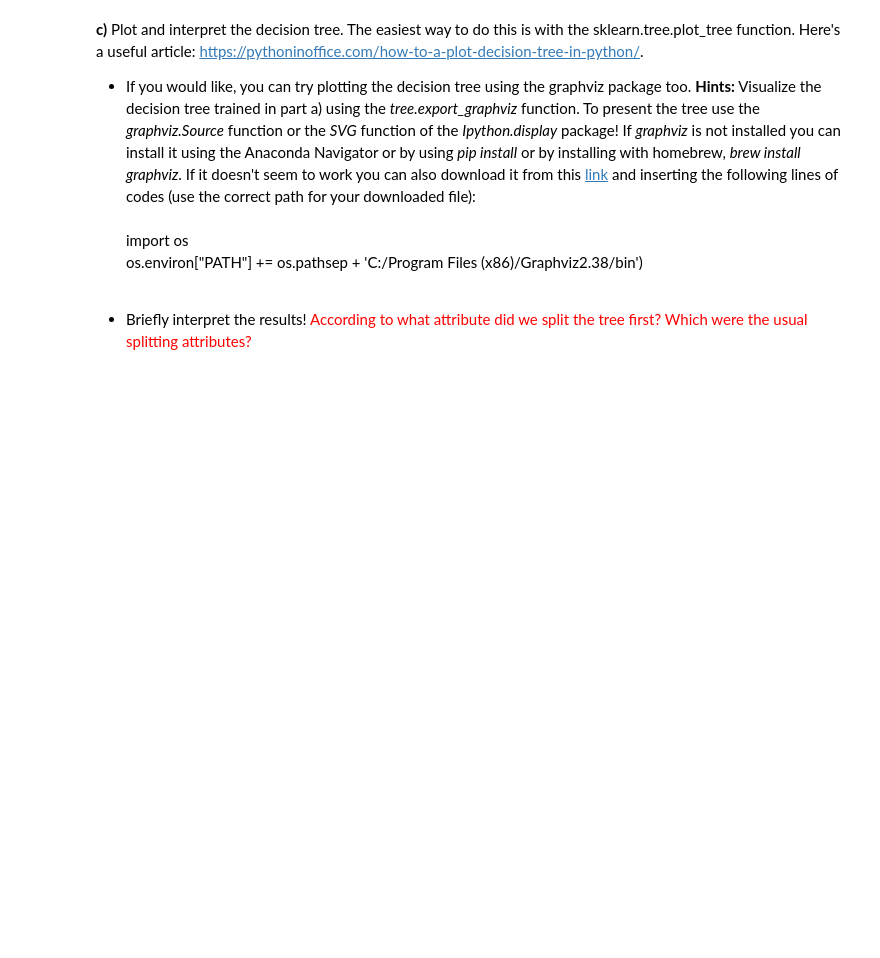
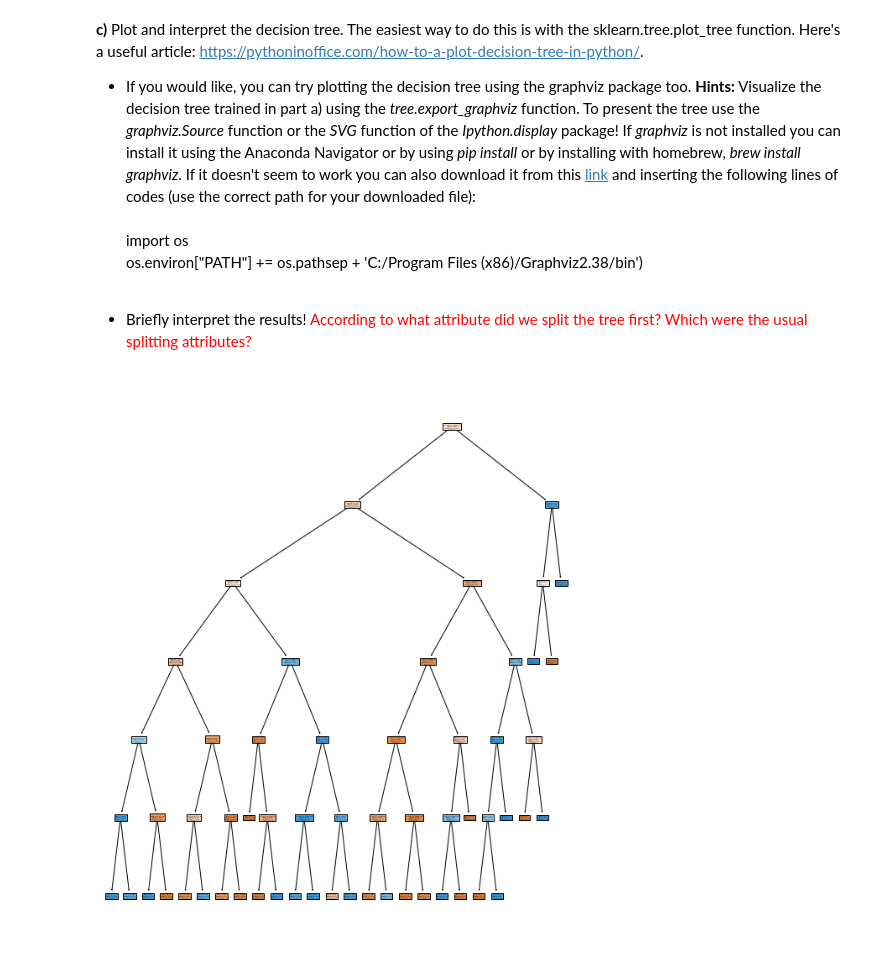
Before and after one commit to rjaa2020/data-science-sp23, a Jupyter notebook: HW02/HW02.ipynb, the cells around one changed output. Saved outputs shown, nothing was run; the diff lists cells and outputs as text; code cells hidden in the pictures; blank space fills up the shorter version.

Commit message:
decision_tree1.svg

```diff
--- a/HW02/HW02.ipynb
+++ b/HW02/HW02.ipynb
@@ -196,3 +196,17 @@ import os <br>
 os.environ["PATH"] += os.pathsep + 'C:/Program Files (x86)/Graphviz2.38/bin') <br><br>
 
 * Briefly interpret the results! <span style="color:red">According to what attribute did we split the tree first? Which were the usual splitting attributes? </span>
+# %%
+from pandas import unique
+from sklearn import tree
+# print(tree.export_text(classifier))
+
+fig, ax = plt.subplots(figsize=(10,12))
+tree.plot_tree(classifier, feature_names = bank_attrs.columns, class_names = ["0", "1"], filled=True)
+
+plt.savefig('../HW02/decision_tree1.svg')
+
+# The first split was based on whether an individual's income is <= 50051.701.
+# The usual splitting attributes are income, children, and age
+# %% [output]
+[figure, added]
```
Also changed, not shown: parts of 1 cell of this notebook, 1 other file.
